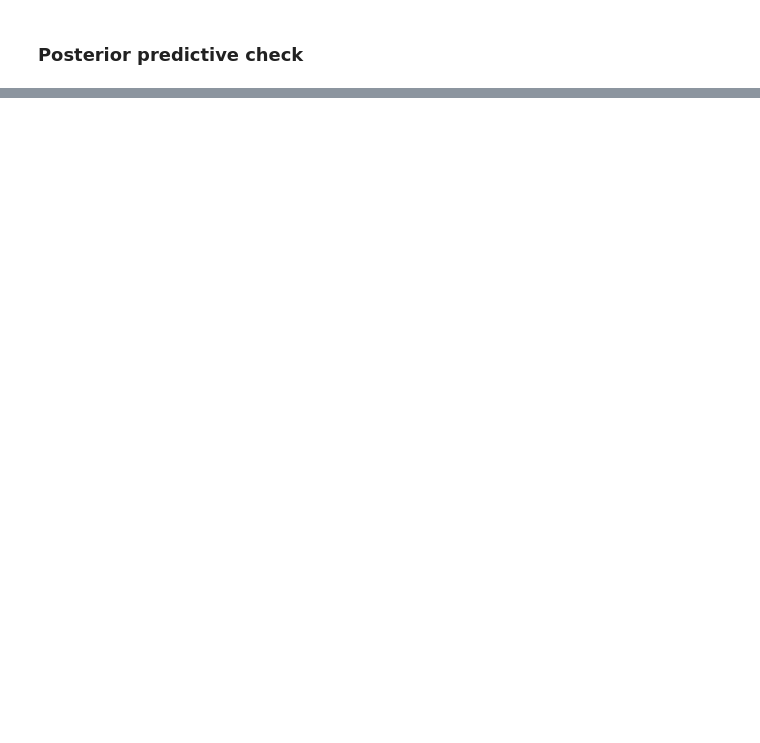
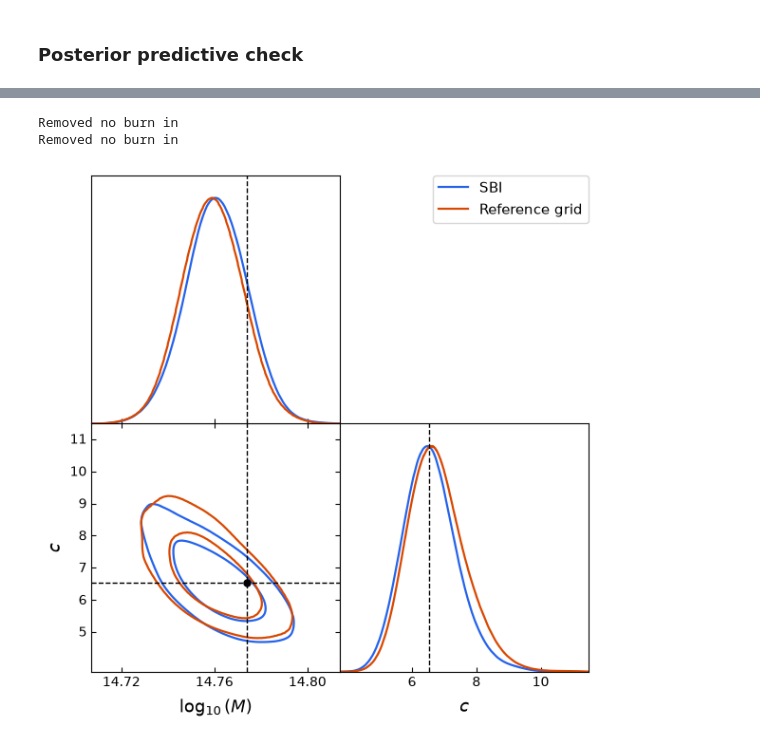
Before and after one commit to Arcobaleno-29/nfw-lensing-sbi, a Jupyter notebook: src/sbi_radial.ipynb, the cells around one changed output, grey strips where cells are left out. Cells and saved outputs as stored; diff of their text form; code cells hidden in the pictures; blank space fills up the shorter version.

```diff
--- a/src/sbi_radial.ipynb
+++ b/src/sbi_radial.ipynb
@@ -269,0 +400,41 @@ Median: tensor([-0.0054,  0.0023,  0.0055,  0.0098,  0.0187,  0.0287,  0.0382,
+# %%
+from getdist import MCSamples, plots
+import matplotlib.pyplot as plt
+
+names = ["log_mass", "concentration"]
+labels = [r"\log_{10}(M)", r"c"]
+ranges = {
+    "log_mass": [prior_low[0], prior_high[0]],
+    "concentration": [prior_low[1], prior_high[1]],
+}
+
+sbi_gd = MCSamples(
+    samples=sbi_samples, names=names, labels=labels, ranges=ranges
+)
+grid_gd = MCSamples(
+    samples=grid_samples, names=names, labels=labels, ranges=ranges
+)
+
+g = plots.get_subplot_plotter(subplot_size=3)
+g.triangle_plot(
+    [sbi_gd, grid_gd],
+    params=names,
+    filled=False,
+    contour_colors=["#2563eb", "#d94801"],
+    contour_lws=[1.6, 1.6],
+    line_args=[
+        {"color": "#2563eb", "lw": 1.6},
+        {"color": "#d94801", "lw": 1.6},
+    ],
+    legend_labels=["SBI", "Reference grid"],
+    markers=dict(zip(names, theta_true)),
+    marker_args={"color": "black", "ls": "--", "lw": 1},
+)
+g.subplots[1, 0].plot(
+    theta_true[0], theta_true[1], "ko", markersize=5, zorder=10
+)
+plt.show()
+# %% [output]
+Removed no burn in
+Removed no burn in
+[figure, added]
```
Also changed, not shown: parts of 11 cells of this notebook, 1 other file.
